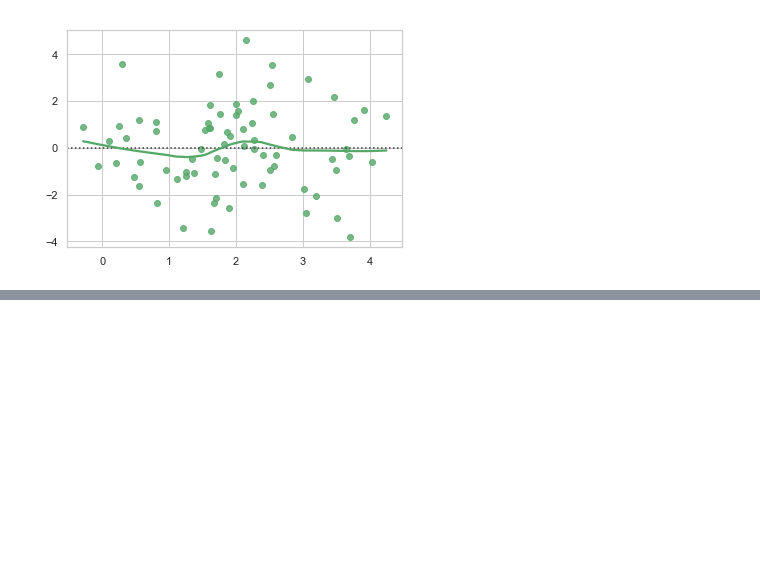
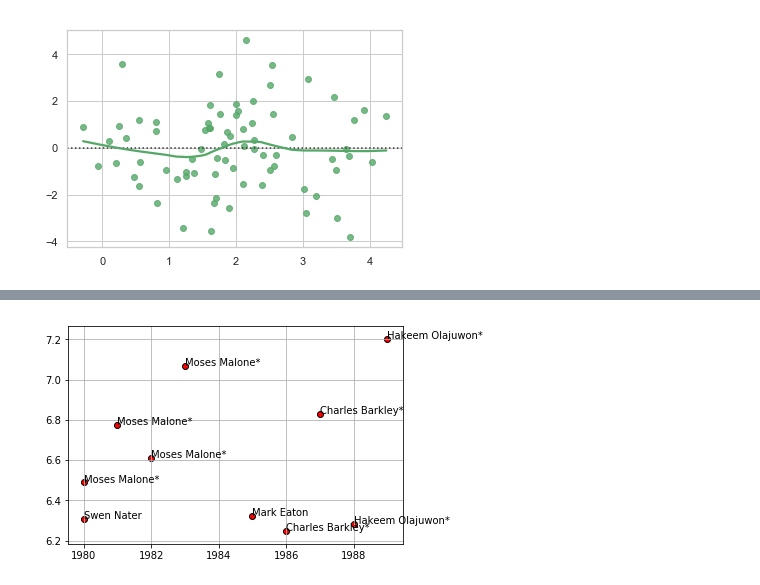
Before and after one commit to puglord88/Purple_Team_Project_1, a Jupyter notebook: NBA DATA CLEAN.ipynb, the cells around one changed output, grey strips where cells are left out. Drawn from its saved outputs; the diff is of its cells as text; code cells hidden in the pictures; blank space fills up the shorter version.

```diff
--- a/NBA DATA CLEAN.ipynb
+++ b/NBA DATA CLEAN.ipynb
@@ -1166,0 +1222,26 @@ sns.residplot(x, y, lowess=True, color="g")
+# %%
+#10 highest overall scores for defensive index 1980s
+df_1980s.nlargest(10, ['D_Index'])
+df_1980s_maxd = df_1980s.nlargest(10, ['D_Index'])
+# The maximum x value for our chart will be 100
+x_limit = 100
+
+# List of values from 0 to 100 each value being 1 greater than the last
+x_axis = df_1980s_maxd.Year
+
+# Create a random array of data that we will use for our y values
+d_index2 = df_1980s_maxd.D_Index.tolist()
+
+
+dplayer2 = df_1980s_maxd.Player.tolist()
+
+dyear2= df_1980s_maxd.Year.tolist()
+
+
+ax=plt.scatter(dyear2, d_index2, marker='o', facecolors='red', edgecolors='black')
+for label, x, y in zip (dplayer2, dyear2, d_index2):
+   plt.annotate(label, xy= (x, y))
+plt.grid()
+plt.show()
+# %% [output]
+[figure, added]
```
Also changed, not shown: parts of 36 cells of this notebook.
